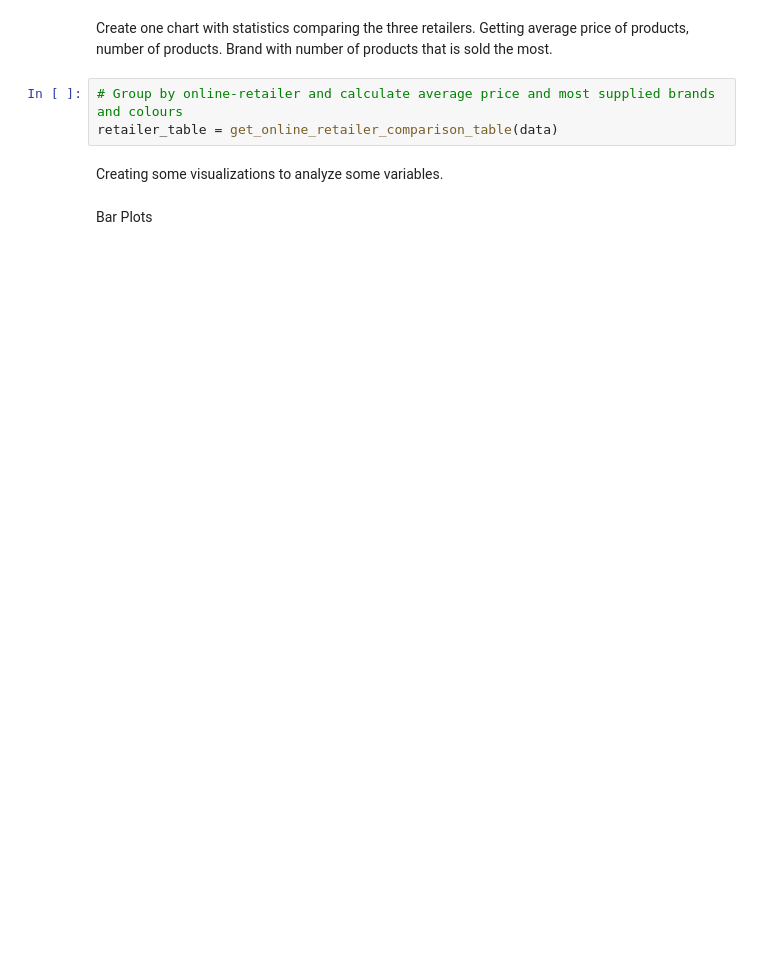
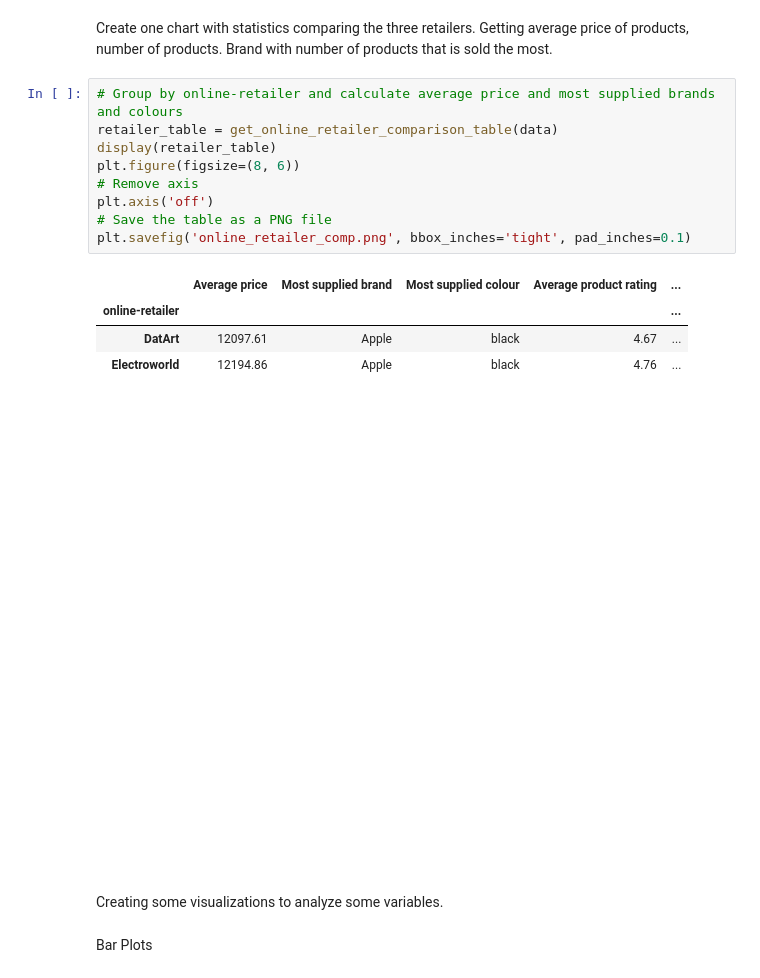
Before and after one commit to N0Data4U/Data-Processing-Project, a Jupyter notebook: data_analysis.ipynb, the cells around one changed output. Cells and saved outputs as stored; diff of their text form; blank space fills up the shorter version.

```diff
--- a/data_analysis.ipynb
+++ b/data_analysis.ipynb
@@ -46,6 +101,18 @@ Create one chart with statistics comparing the three retailers. Getting average
 # %%
 # Group by online-retailer and calculate average price and most supplied brands and colours
 retailer_table = get_online_retailer_comparison_table(data)
+display(retailer_table)
+plt.figure(figsize=(8, 6))
+# Remove axis
+plt.axis('off')
+# Save the table as a PNG file
+plt.savefig('online_retailer_comp.png', bbox_inches='tight', pad_inches=0.1)
+# %% [output]
+|  | Average price | Most supplied brand | Most supplied colour | Average product rating | ... |
+| online-retailer |  |  |  |  | ... |
+| DatArt | 12097.61 | Apple | black | 4.67 | ... |
+| Electroworld | 12194.86 | Apple | black | 4.76 | ... |
+[figure, added]
 # %% [markdown]
 Creating some visualizations to analyze some variables.
 # %% [markdown]
```
Also changed, not shown: parts of 95 cells of this notebook, 43 other files.
